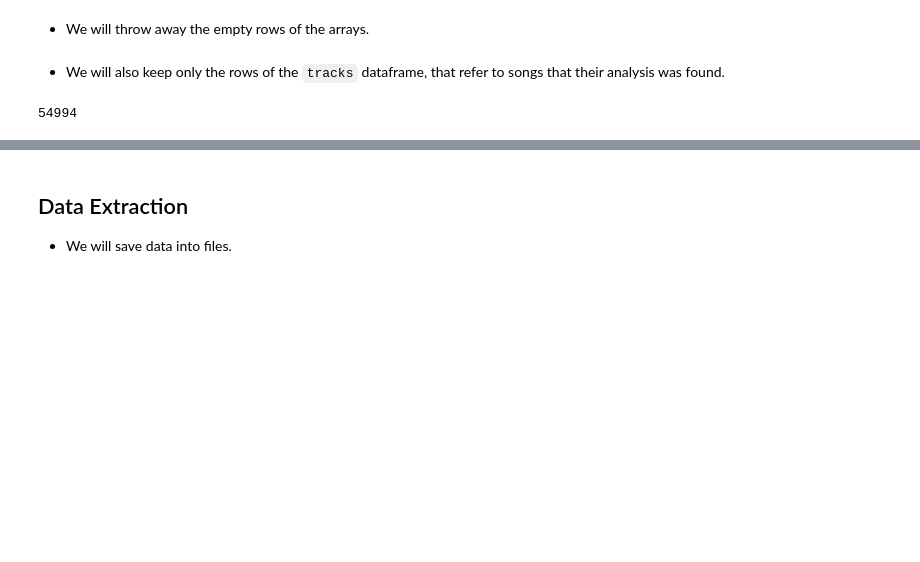
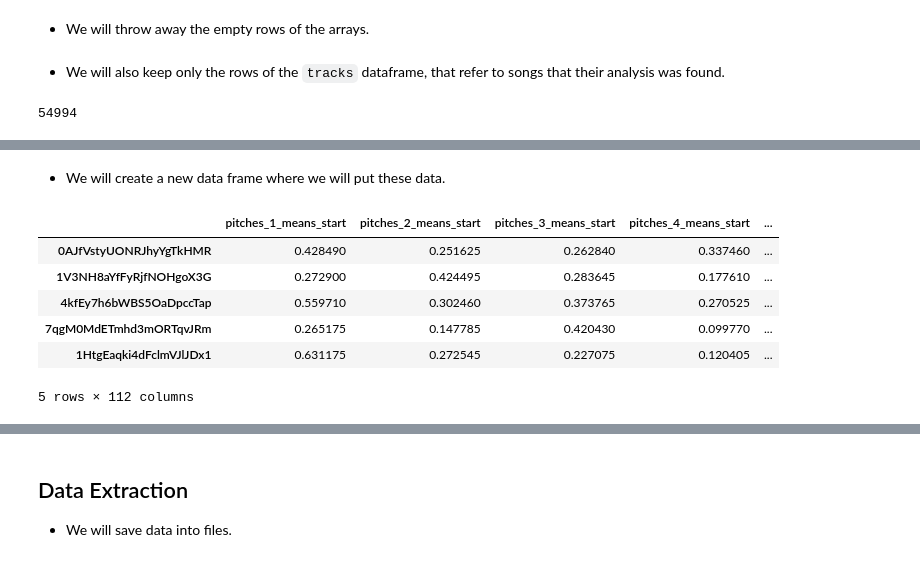
Before and after one commit to giorgossideris/spotify_valence_prediction, a Jupyter notebook: data_preparation.ipynb, the cells around one changed output, grey strips where cells are left out. Saved outputs shown, nothing was run; the diff lists cells and outputs as text; code cells hidden in the pictures; blank space fills up the shorter version.

```diff
--- a/data_preparation.ipynb
+++ b/data_preparation.ipynb
@@ -242,0 +256,68 @@ len(tracks)
+# %%
+count_analyses = len(ids_taken)
+analyses_means_start = np.empty((count_analyses, 28))
+analyses_std_start = np.empty((count_analyses, 28))
+analyses_means_mid = np.empty((count_analyses, 28))
+analyses_std_mid = np.empty((count_analyses, 28))
+
+for i in range(count_analyses):
+  analysis_means_start = analysis_array_start[i].mean(axis=0)
+  analysis_std_start = analysis_array_start[i].std(axis=0)
+  analysis_means_mid = analysis_array_mid[i].mean(axis=0)
+  analysis_std_mid = analysis_array_mid[i].std(axis=0)
+
+  analyses_means_start[i] = analysis_means_start
+  analyses_std_start[i] = analysis_std_start
+  analyses_means_mid[i] = analysis_means_mid
+  analyses_std_mid[i] = analysis_std_mid
+# %% [markdown]
+* We will create a new data frame where we will put these data.
+# %%
+analyses_df_columns=['pitches_1',
+                     'pitches_2',
+                     'pitches_3',
+                     'pitches_4',
+                     'pitches_5',
+                     'pitches_6',
+                     'pitches_7',
+                     'pitches_8',
+                     'pitches_9',
+                     'pitches_10',
+                     'pitches_11',
+                     'pitches_12',
+                     'timbre_1',
+                     'timbre_2',
+                     'timbre_3',
+                     'timbre_4',
+                     'timbre_5',
+                     'timbre_6',
+                     'timbre_7',
+                     'timbre_8',
+                     'timbre_9',
+                     'timbre_10',
+                     'timbre_11',
+                     'timbre_12',
+                     'loudness_start',
+                     'loudness_max',
+                     'loudness_max_time',
+                     'duration'
+                     ]
+
+analyses_means_start_df = pd.DataFrame(analyses_means_start, columns=list(map(lambda x: x + '_means_start', analyses_df_columns)))
+analyses_std_start_df = pd.DataFrame(analyses_std_start, columns=list(map(lambda x: x + '_std_start', analyses_df_columns)))
+analyses_means_mid_df = pd.DataFrame(analyses_means_mid, columns=list(map(lambda x: x + '_means_mid', analyses_df_columns)))
+analyses_std_mid_df = pd.DataFrame(analyses_std_mid, columns=list(map(lambda x: x + '_std_mid', analyses_df_columns)))
+
+analyses_df = analyses_means_start_df.join(analyses_std_start_df)
+analyses_df = analyses_df.join(analyses_means_mid_df)
+analyses_df = analyses_df.join(analyses_std_mid_df)
+analyses_df.index = ids_taken
+analyses_df.head()
+# %% [output]
+|  | pitches_1_means_start | pitches_2_means_start | pitches_3_means_start | pitches_4_means_start | ... |
+| 0AJfVstyUONRJhyYgTkHMR | 0.428490 | 0.251625 | 0.262840 | 0.337460 | ... |
+| 1V3NH8aYfFyRjfNOHgoX3G | 0.272900 | 0.424495 | 0.283645 | 0.177610 | ... |
+| 4kfEy7h6bWBS5OaDpccTap | 0.559710 | 0.302460 | 0.373765 | 0.270525 | ... |
+| 7qgM0MdETmhd3mORTqvJRm | 0.265175 | 0.147785 | 0.420430 | 0.099770 | ... |
+| 1HtgEaqki4dFclmVJlJDx1 | 0.631175 | 0.272545 | 0.227075 | 0.120405 | ... |
+5 rows × 112 columns
```
Also changed, not shown: parts of 5 cells of this notebook, 1 other file.
